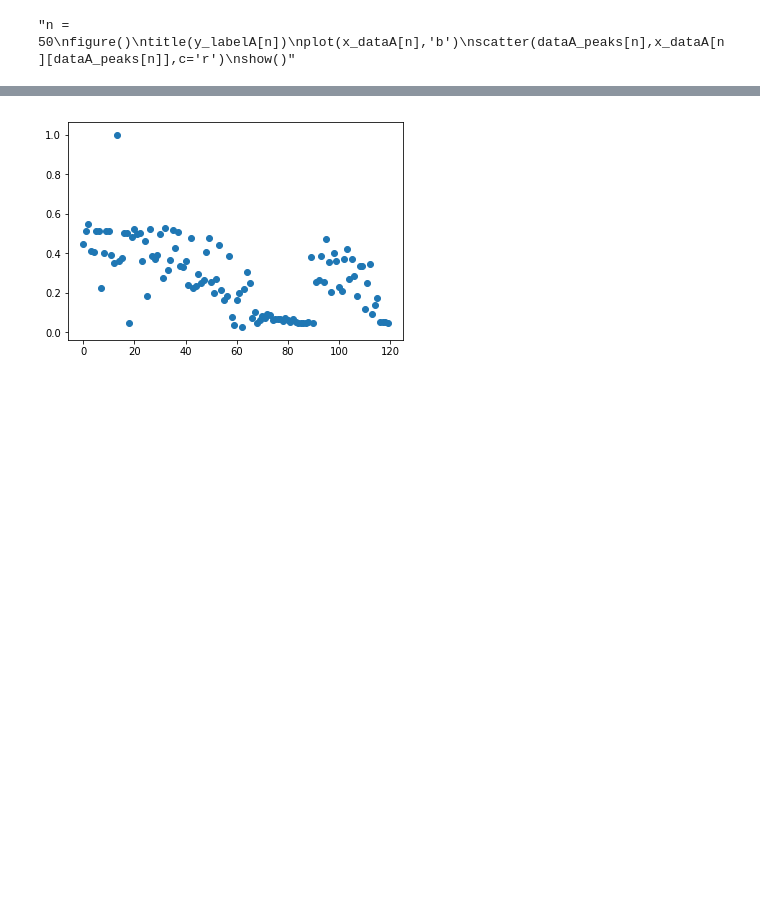
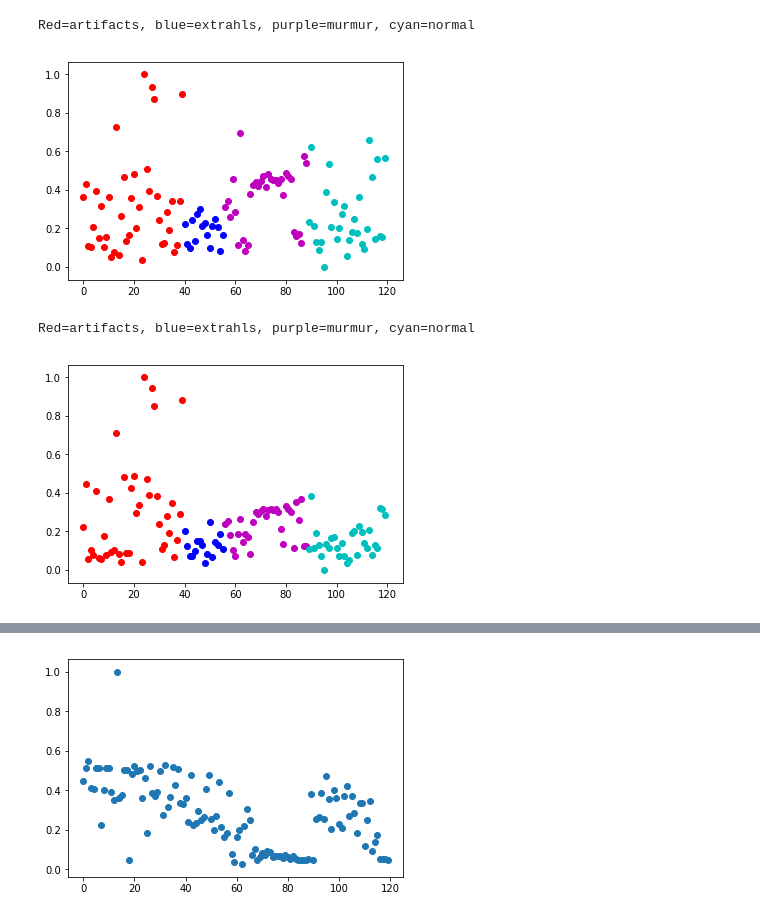
Before and after one commit to lindawangg/Classifying-Heartbeats, a Jupyter notebook: finding_features.ipynb, the cells around one changed output, grey strips where cells are left out. Cells and saved outputs as stored; diff of their text form; code cells hidden in the pictures; blank space fills up the shorter version.

```diff
--- a/finding_features.ipynb
+++ b/finding_features.ipynb
@@ -9,15 +9,11 @@ import audioFeatureExtraction
 x_dataA, y_labelA, framerate_A = get_preprocessed_data('A', N=2, factor=10)
 
 x_dataB, y_labelB, framerate_B = get_preprocessed_data('B', N=2, factor=5)
-# %%
-# get peaks for A
-dataA_peaks = find_peaks(x_dataA, 'A')
-
-'''n = 50
-figure()
-title(y_labelA[n])
-plot(x_dataA[n],'b')
-scatter(dataA_peaks[n],x_dataA[n][dataA_peaks[n]],c='r')
-show()'''
-# %% [output]
-"n = 50\nfigure()\ntitle(y_labelA[n])\nplot(x_dataA[n],'b')\nscatter(dataA_peaks[n],x_dataA[n][dataA_peaks[n]],c='r')\nshow()"
+# %%
+# testing
+x_testdataA = get_test_data('A')
+x_testdataA = np.array([x[:len(x_dataA[0])] for x in x_testdataA])
+# %%
+# get peaks for A
+dataA_peaks = find_peaks(x_dataA, 'A')
+testdataA_peaks = find_peaks(x_testdataA, 'A')
@@ -24,3 +108,25 @@ show()'''
+# %%
+s1_boundsA, s2_boundsA = get_S1S2_bounds(x_dataA, dataA_peaks, 'A')
+s1_boundstA, s2_boundstA = get_S1S2_bounds(x_testdataA, testdataA_peaks, 'A')
+
+# Standard deviation of S1
+stdS1_A = stdInterval(s1_boundsA,0,s1_boundsA,1, x_dataA)
+stdS1_A = stdS1_A/max(stdS1_A)
+featurePlot(stdS1_A)
+stdS1_testA = stdInterval(s1_boundstA,0,s1_boundstA,1, x_testdataA)
+stdS1_testA = stdS1_testA/max(stdS1_testA)
+
+# Standard deviation of S2
+stdS2_A = stdInterval(s2_boundsA,0,s2_boundsA,1, x_dataA)
+stdS2_A = stdS2_A/max(stdS2_A)
+featurePlot(stdS2_A)
+stdS2_testA = stdInterval(s2_boundstA,0,s2_boundstA,1, x_testdataA)
+stdS2_testA = stdS2_testA/max(stdS2_testA)
+# %% [output]
+Red=artifacts, blue=extrahls, purple=murmur, cyan=normal
+[figure, added]
+Red=artifacts, blue=extrahls, purple=murmur, cyan=normal
+[figure, added]
 # %%
 n = 2
 figure()
```
Also changed, not shown: parts of 32 cells of this notebook, 1 other file.
